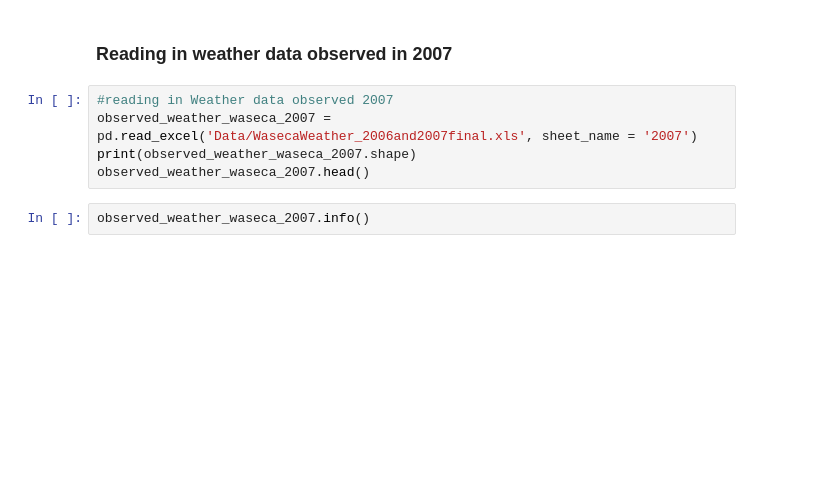
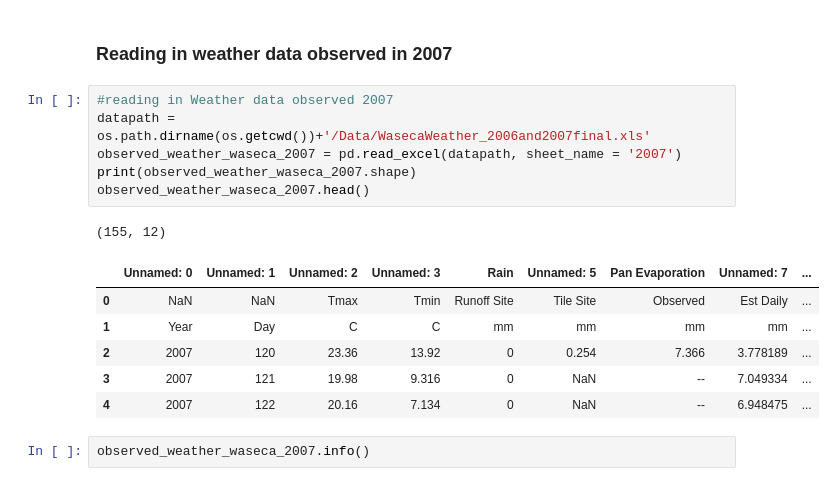
Before and after one commit to AAndresen875/hydrologic_modeling, a Jupyter notebook: evaporation_transpiration/Chapter6PrecipGiven.ipynb, the cells around one changed output. Drawn from its saved outputs; the diff is of its cells as text; blank space fills up the shorter version.

Commit message:
adding work to change the directory for the pandas data import

```diff
--- a/evaporation_transpiration/Chapter6PrecipGiven.ipynb
+++ b/evaporation_transpiration/Chapter6PrecipGiven.ipynb
@@ -104,9 +107,18 @@ observed_et_data_waseca_corn_r204['day'].value_counts()
 ### Reading in weather data observed in 2007
 # %%
 #reading in Weather data observed 2007
-observed_weather_waseca_2007 = pd.read_excel('Data/WasecaWeather_2006and2007final.xls', sheet_name = '2007')
+datapath = os.path.dirname(os.getcwd())+'/Data/WasecaWeather_2006and2007final.xls'
+observed_weather_waseca_2007 = pd.read_excel(datapath, sheet_name = '2007')
 print(observed_weather_waseca_2007.shape)
 observed_weather_waseca_2007.head()
+# %% [output]
+(155, 12)
+|  | Unnamed: 0 | Unnamed: 1 | Unnamed: 2 | Unnamed: 3 | Rain | Unnamed: 5 | Pan Evaporation | Unnamed: 7 | ... |
+| 0 | NaN | NaN | Tmax | Tmin | Runoff Site | Tile Site | Observed | Est Daily | ... |
+| 1 | Year | Day | C | C | mm | mm | mm | mm | ... |
+| 2 | 2007 | 120 | 23.36 | 13.92 | 0 | 0.254 | 7.366 | 3.778189 | ... |
+| 3 | 2007 | 121 | 19.98 | 9.316 | 0 | NaN | -- | 7.049334 | ... |
+| 4 | 2007 | 122 | 20.16 | 7.134 | 0 | NaN | -- | 6.948475 | ... |
 # %%
 observed_weather_waseca_2007.info()
 # %%
```
Also changed, not shown: parts of 3 cells of this notebook.
